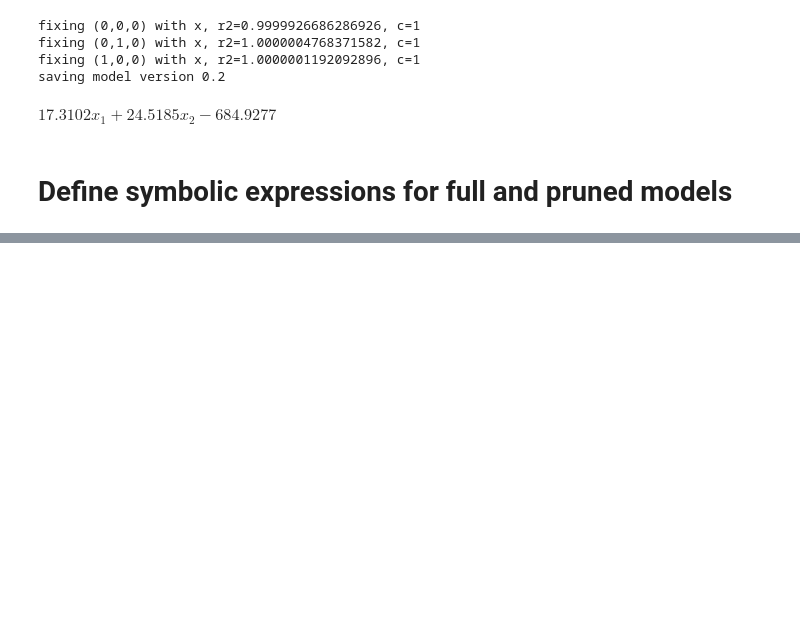
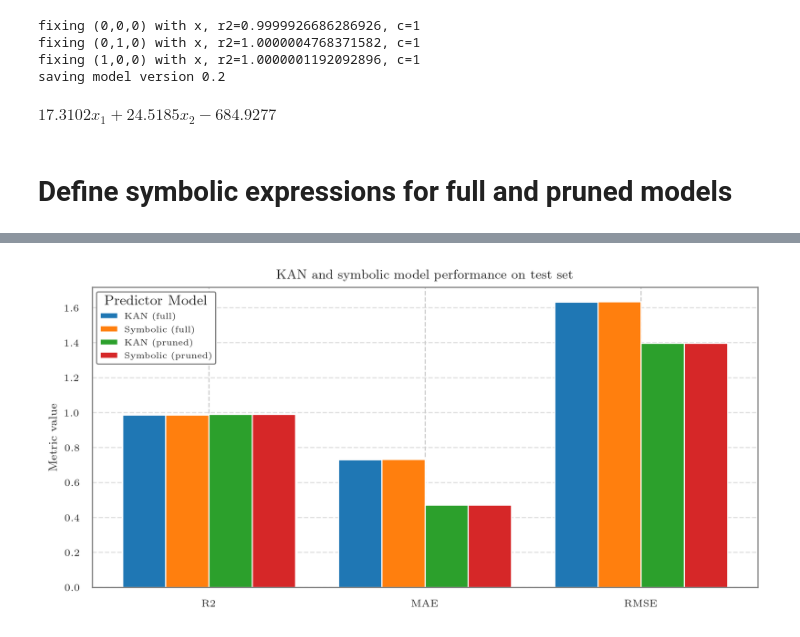
Before and after one commit to igendriz/KAN-WQI-Analysis, a Jupyter notebook: notebooks/Train_Evaluate_Models.ipynb, the cells around one changed output, grey strips where cells are left out. Cells and saved outputs as stored; diff of their text form; code cells hidden in the pictures; blank space fills up the shorter version.

```diff
--- a/notebooks/Train_Evaluate_Models.ipynb
+++ b/notebooks/Train_Evaluate_Models.ipynb
@@ -363,0 +499,40 @@ predict_symb_01 = lambda x: 17.3102* x[:, 0] + 24.5185 * x[:, 1] - 684.9277
+# %%
+# Reconstruct the actual df_kan_test_performance structure from the image
+# df_kan_test_performance1 = pd.DataFrame({
+#     'Predictor': ['KAN (full)', 'Symbolic (full)', 'KAN (pruned)', 'Symbolic (pruned)'],
+#     'Dataset': ['Test'] * 4,
+#     'R2': [0.986237, 0.986212, 0.989943, 0.989937],
+#     'MAE': [0.730602, 0.732179, 0.469465, 0.470593],
+#     'RMSE': [1.632967, 1.634423, 1.395893, 1.396283]
+# })
+
+# Extract metrics and predictors
+metrics = ['R2', 'MAE', 'RMSE']
+predictors = df_kan_test_performance['Predictor']
+x = np.arange(len(metrics))  # Positions for metrics
+width = 0.2  # Bar width
+n_predictors = len(predictors)
+
+fig, ax = plt.subplots(figsize=(7, 3.5))
+
+# Plot bars grouped by metric with color per predictor
+for i, predictor in enumerate(predictors):
+    values = df_kan_test_performance.loc[i, metrics].values
+    ax.bar(x + i * width - width * (n_predictors - 1) / 2, values, width, label=predictor)
+
+# Formatting
+ax.set_xticks(x)
+ax.set_xticklabels(metrics)
+ax.set_ylabel('Metric value')
+ax.set_title('KAN and symbolic model performance on test set')
+ax.legend(title='Predictor Model', loc='upper left')
+ax.grid(True, axis='y', linestyle='--', alpha=0.6)
+
+plt.tight_layout()
+
+# Save the figure
+fig_path = results_fig_dir / 'Model-Performance-Metrics_Test-Set.pdf'
+fig.savefig(fig_path, format='pdf')
+plt.show()
+# %% [output]
+[figure, added]
```
Also changed, not shown: parts of 4 cells of this notebook, 2 other files.
